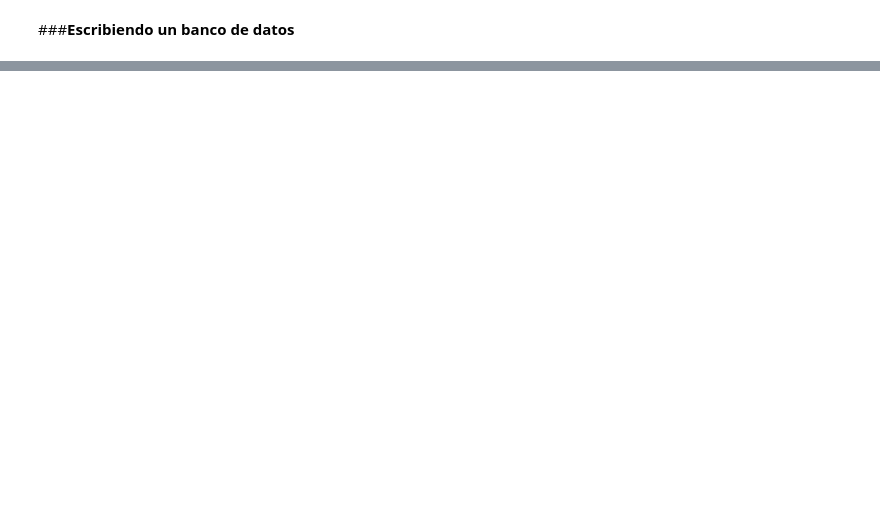
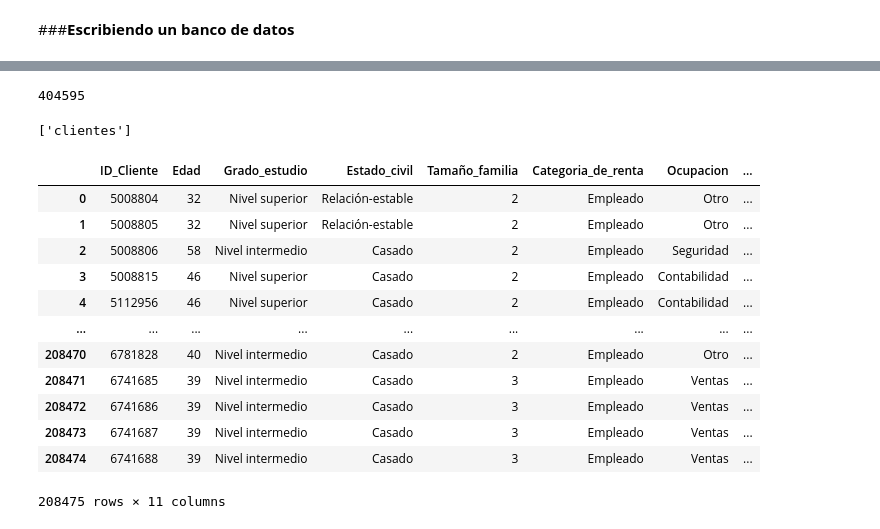
Before and after one commit to cmrondon2000/pandas-es-formatosarchivos, a Jupyter notebook: PandasES.ipynb, the cells around one changed output, grey strips where cells are left out. Drawn from its saved outputs; the diff is of its cells as text; code cells hidden in the pictures; blank space fills up the shorter version.

```diff
--- a/PandasES.ipynb
+++ b/PandasES.ipynb
@@ -469,0 +483,26 @@ engine = create_engine("sqlite:///:memory:")
+# %%
+datos_banco.to_sql("clientes", con = engine, index = False)
+# %% [output]
+404595
+# %%
+inspector = inspect(engine)
+print(inspector.get_table_names())
+# %% [output]
+['clientes']
+# %%
+query ='SELECT * FROM clientes WHERE Categoria_de_renta = "Empleado" '
+pd.read_sql_query(query, engine)
+# %% [output]
+|  | ID_Cliente | Edad | Grado_estudio | Estado_civil | Tamaño_familia | Categoria_de_renta | Ocupacion | ... |
+| 0 | 5008804 | 32 | Nivel superior | Relación-estable | 2 | Empleado | Otro | ... |
+| 1 | 5008805 | 32 | Nivel superior | Relación-estable | 2 | Empleado | Otro | ... |
+| 2 | 5008806 | 58 | Nivel intermedio | Casado | 2 | Empleado | Seguridad | ... |
+| 3 | 5008815 | 46 | Nivel superior | Casado | 2 | Empleado | Contabilidad | ... |
+| 4 | 5112956 | 46 | Nivel superior | Casado | 2 | Empleado | Contabilidad | ... |
+| ... | ... | ... | ... | ... | ... | ... | ... | ... |
+| 208470 | 6781828 | 40 | Nivel intermedio | Casado | 2 | Empleado | Otro | ... |
+| 208471 | 6741685 | 39 | Nivel intermedio | Casado | 3 | Empleado | Ventas | ... |
+| 208472 | 6741686 | 39 | Nivel intermedio | Casado | 3 | Empleado | Ventas | ... |
+| 208473 | 6741687 | 39 | Nivel intermedio | Casado | 3 | Empleado | Ventas | ... |
+| 208474 | 6741688 | 39 | Nivel intermedio | Casado | 3 | Empleado | Ventas | ... |
+208475 rows × 11 columns
```
Also changed, not shown: parts of 7 cells of this notebook.
